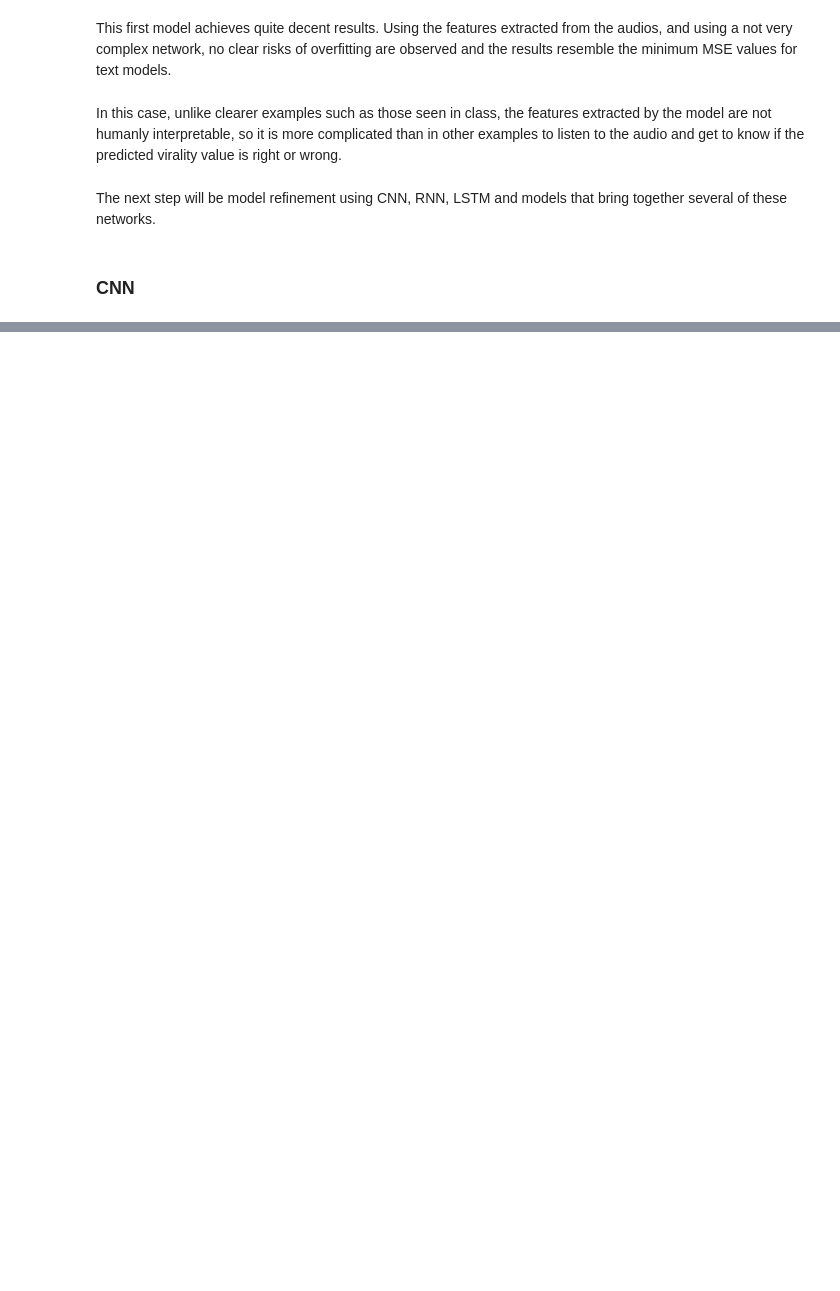
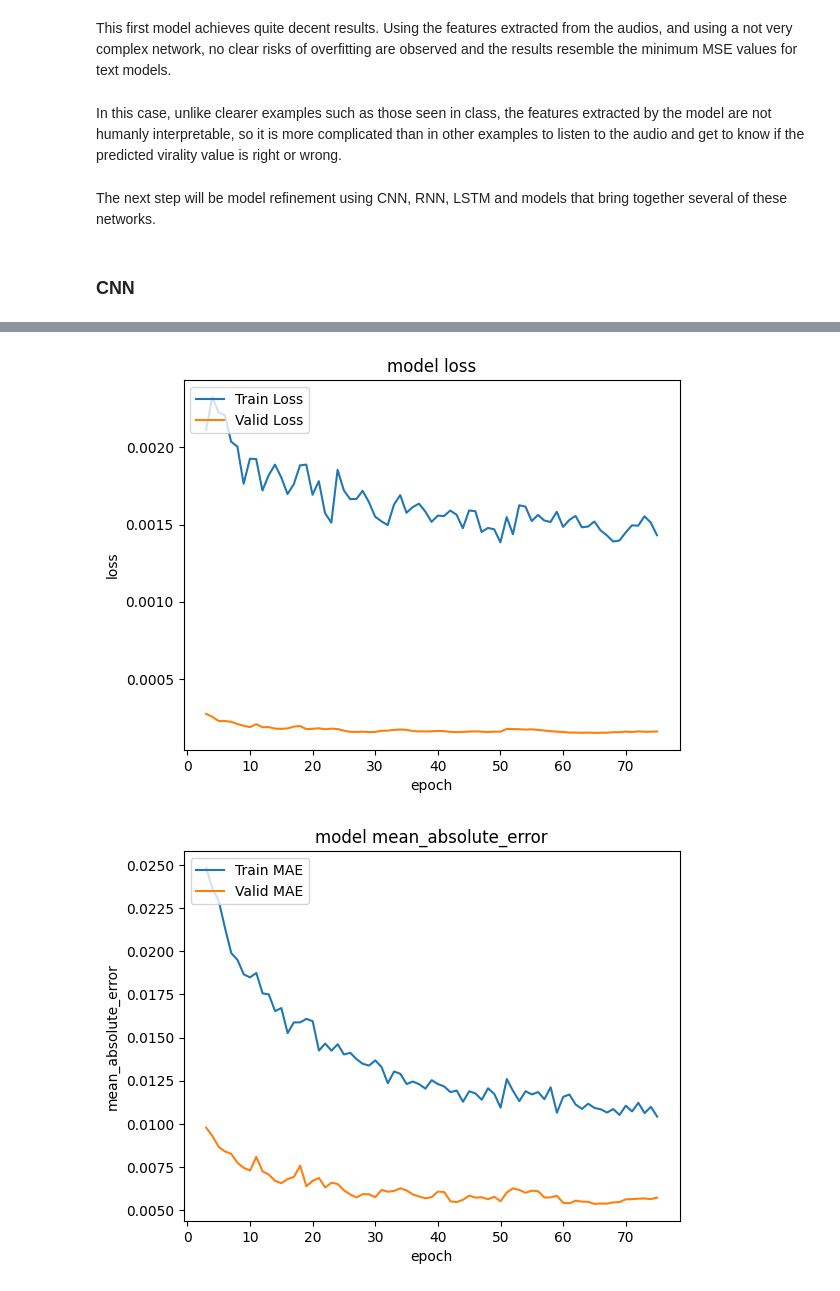
Before and after one commit to juanls1/TikTok-Virality-Predictor, a Jupyter notebook: src/audio/audio_study.ipynb, the cells around one changed output, grey strips where cells are left out. Drawn from its saved outputs; the diff is of its cells as text; code cells hidden in the pictures; blank space fills up the shorter version.

```diff
--- a/src/audio/audio_study.ipynb
+++ b/src/audio/audio_study.ipynb
@@ -472,2 +481,5 @@ The next step will be model refinement using CNN, RNN, LSTM and models that brin
+# %%
+X_train_CNN = torch.tensor(X_train).unsqueeze(2) # Add channel dimension at the end
+X_valid_CNN = torch.tensor(X_valid).unsqueeze(2) # Add channel dimension at the end
 # %%
 # Construct model
@@ -545,7 +540,7 @@ torch.Size([800, 25, 1])
 # %%
-history = model.fit(X_train2,
+history = model.fit(X_train_CNN,
                     y_train,
-                    epochs=85,
-                    batch_size=batch_size,
-                    validation_data=(X_valid2, y_valid))
+                    epochs=75,
+                    batch_size=64,
+                    validation_data=(X_valid_CNN, y_valid))
 # %% [output]
@@ -557,18 +564,29 @@ Negative dimension size caused by subtracting 2 from 1 for '{{node sequential_27
 # %%
 # summarize history for loss (MSE)
-plt.plot(history.history['loss'])
-plt.plot(history.history['val_loss'])
+loss = history.history['loss']
+val_loss = history.history['val_loss']
+
+epochs = range(3, len(loss) + 1) # It starts on 10 to see in more detail the majority of epochs
+
+plt.plot(epochs, loss[epochs[0]-1:])
+plt.plot(epochs, val_loss[epochs[0]-1:])
 plt.title('model loss')
 plt.ylabel('loss')
 plt.xlabel('epoch')
-plt.legend(['train', 'valid'], loc='upper left')
+plt.legend(['Train Loss', 'Valid Loss'], loc='upper left')
 plt.show()
 # summarize history for MAE
-plt.plot(history.history['mean_absolute_error'])
-plt.plot(history.history['val_mean_absolute_error'])
+mae = history.history['mean_absolute_error']
+val_mae = history.history['val_mean_absolute_error']
+
+plt.plot(epochs, mae[epochs[0]-1:])
+plt.plot(epochs, val_mae[epochs[0]-1:])
 plt.title('model mean_absolute_error')
 plt.ylabel('mean_absolute_error')
 plt.xlabel('epoch')
-plt.legend(['train', 'valid'], loc='upper left')
+plt.legend(['Train MAE', 'Valid MAE'], loc='upper left')
 plt.show()
+# %% [output]
+[figure, added]
+[figure, added]
 # %%
```
Also changed, not shown: parts of 57 cells of this notebook, 2 other files.
